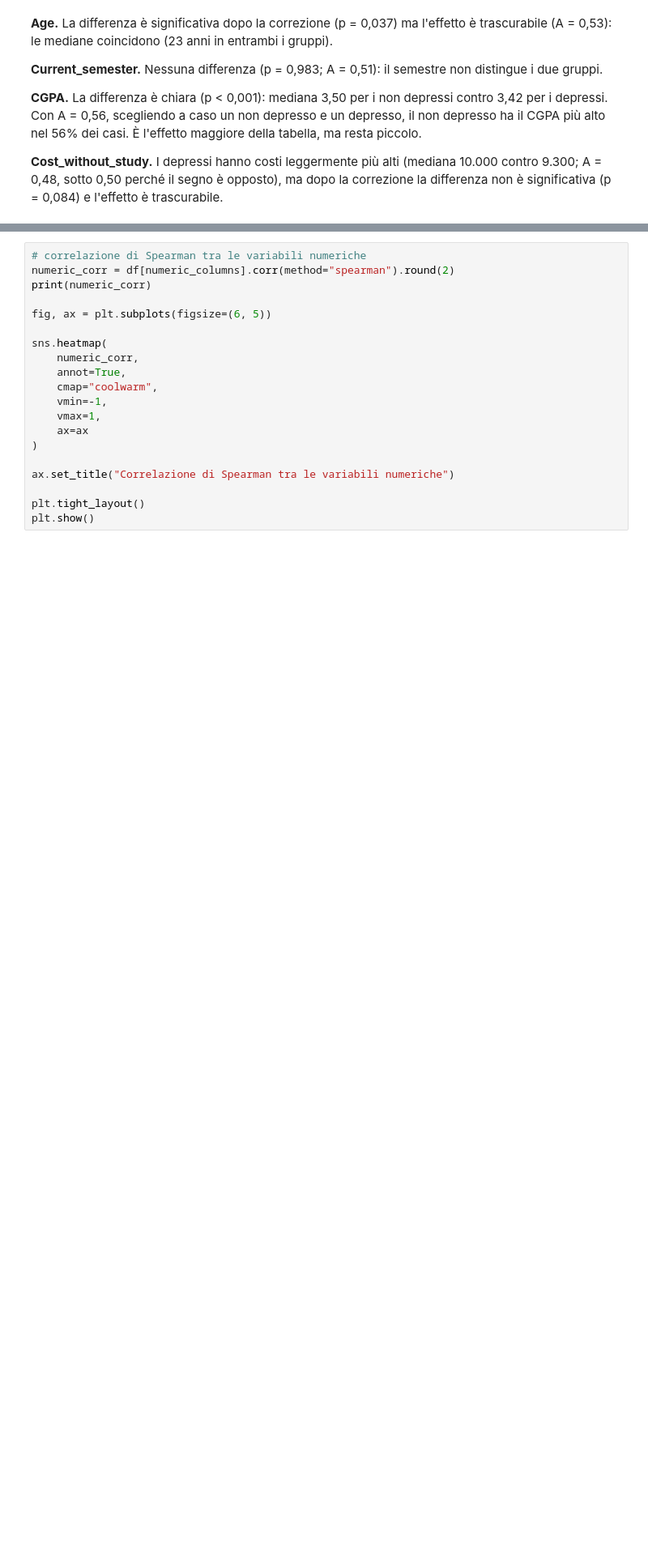
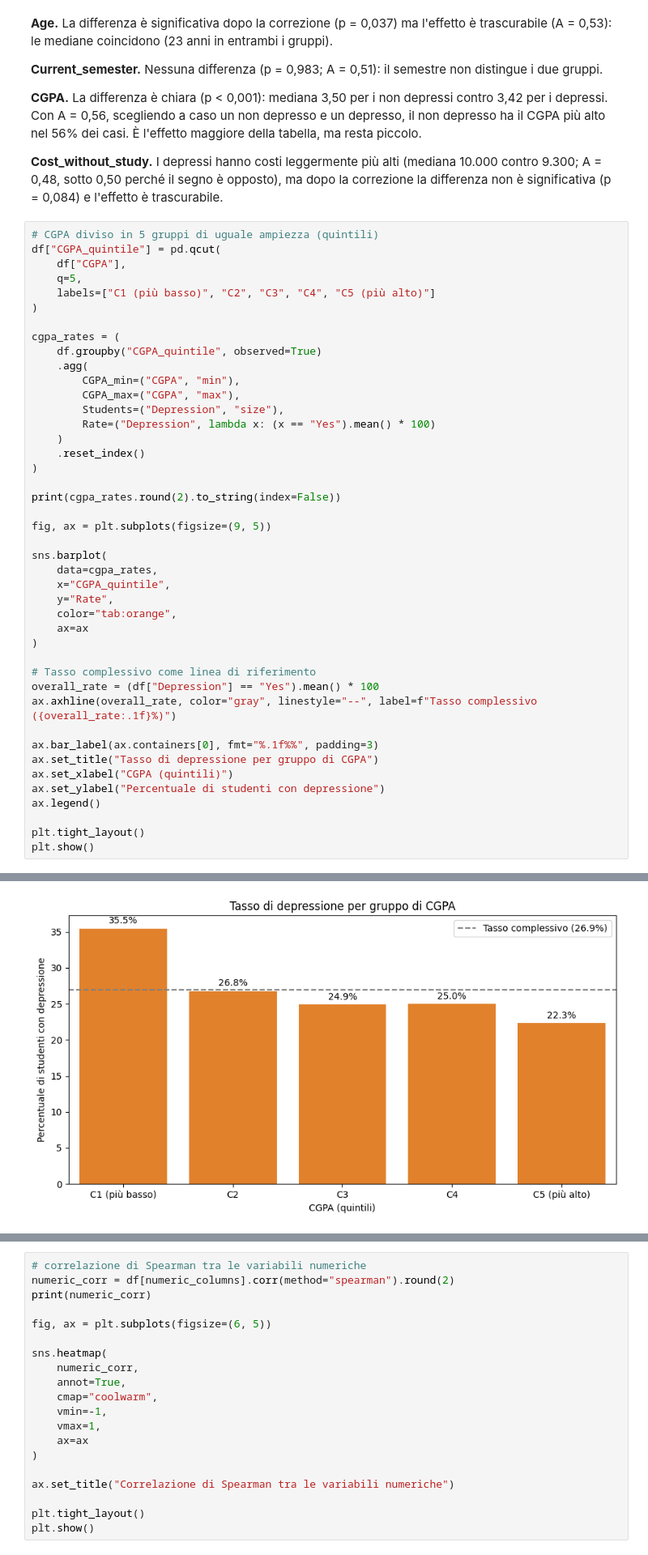
Before and after one commit to DinuIustinAdrian/final_project_data_science, a Jupyter notebook: juno-s-story-student-depression-eda-stats.ipynb, the cells around one changed output, grey strips where cells are left out. Shown at 81% size. Saved outputs shown, nothing was run; the diff lists cells and outputs as text; blank space fills up the shorter version.

```diff
--- a/juno-s-story-student-depression-eda-stats.ipynb
+++ b/juno-s-story-student-depression-eda-stats.ipynb
@@ -863,3 +924,47 @@ numeric_association_table
 **CGPA.** La differenza è chiara (p < 0,001): mediana 3,50 per i non depressi contro 3,42 per i depressi. Con A = 0,56, scegliendo a caso un non depresso e un depresso, il non depresso ha il CGPA più alto nel 56% dei casi. È l'effetto maggiore della tabella, ma resta piccolo.
 
 **Cost_without_study.** I depressi hanno costi leggermente più alti (mediana 10.000 contro 9.300; A = 0,48, sotto 0,50 perché il segno è opposto), ma dopo la correzione la differenza non è significativa (p = 0,084) e l'effetto è trascurabile.
+# %%
+# CGPA diviso in 5 gruppi di uguale ampiezza (quintili)
+df["CGPA_quintile"] = pd.qcut(
+    df["CGPA"],
+    q=5,
+    labels=["C1 (più basso)", "C2", "C3", "C4", "C5 (più alto)"]
+)
+
+cgpa_rates = (
+    df.groupby("CGPA_quintile", observed=True)
+    .agg(
+        CGPA_min=("CGPA", "min"),
+        CGPA_max=("CGPA", "max"),
+        Students=("Depression", "size"),
+        Rate=("Depression", lambda x: (x == "Yes").mean() * 100)
+    )
+    .reset_index()
+)
+
+print(cgpa_rates.round(2).to_string(index=False))
+
+fig, ax = plt.subplots(figsize=(9, 5))
+
+sns.barplot(
+    data=cgpa_rates,
+    x="CGPA_quintile",
+    y="Rate",
+    color="tab:orange",
+    ax=ax
+)
+
+# Tasso complessivo come linea di riferimento
+overall_rate = (df["Depression"] == "Yes").mean() * 100
+ax.axhline(overall_rate, color="gray", linestyle="--", label=f"Tasso complessivo ({overall_rate:.1f}%)")
+
+ax.bar_label(ax.containers[0], fmt="%.1f%%", padding=3)
+ax.set_title("Tasso di depressione per gruppo di CGPA")
+ax.set_xlabel("CGPA (quintili)")
+ax.set_ylabel("Percentuale di studenti con depressione")
+ax.legend()
+
+plt.tight_layout()
+plt.show()
+# %% [output]
@@ -865,0 +977 @@ numeric_association_table
+[figure, added]
```
Also changed, not shown: parts of 9 cells of this notebook.
